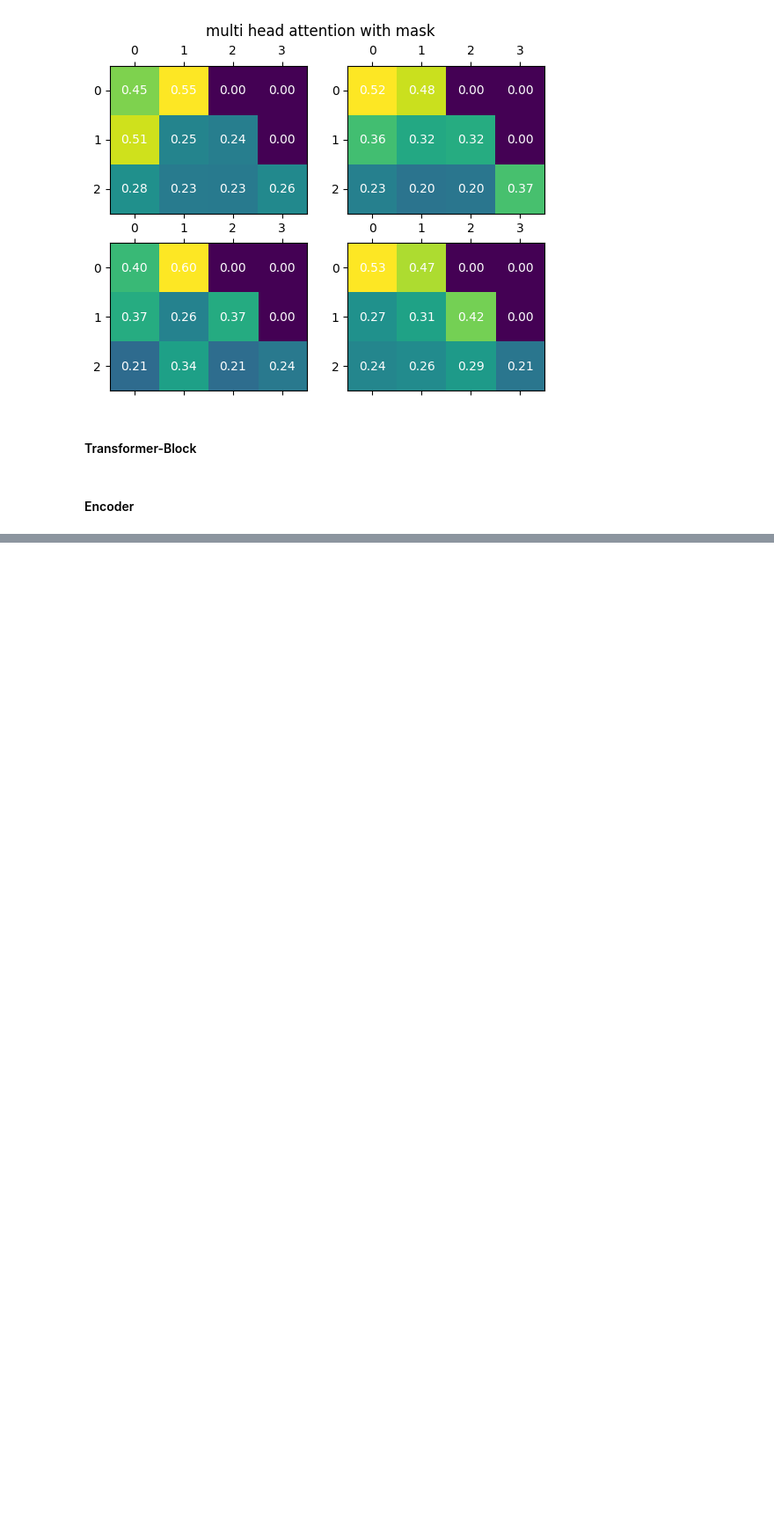
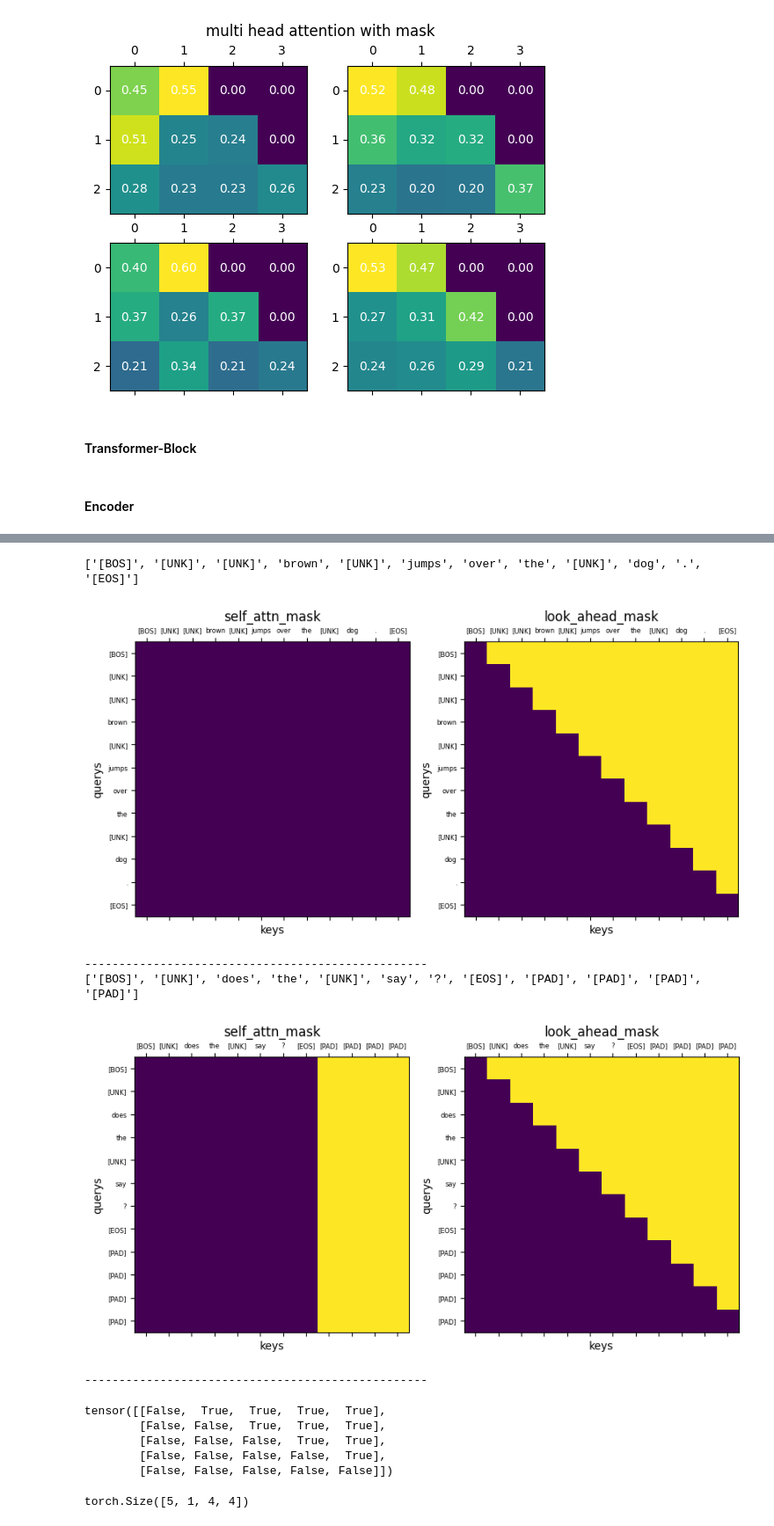
Before and after one commit to wuduanwuhun/python, a Jupyter notebook: day31/TransformerDecoder.ipynb, the cells around one changed output, grey strips where cells are left out. Shown: that part at 88% size. Cells and saved outputs as stored; diff of their text form; code cells hidden in the pictures; blank space fills up the shorter version.

```diff
--- a/day31/TransformerEncoder.ipynb
+++ b/day31/TransformerDecoder.ipynb
@@ -791,0 +881,48 @@ class TransformerEncoder(nn.Module):
+# %%
+#通过下面代码查看mask的效果
+inputs_words = ["The quick brown fox jumps over the lazy dog .", "What does the fox say ?"]
+
+inputs_ids, input_mask = tokenizer.encode([w.split() for w in inputs_words], return_mask=True)
+for i in range(len(inputs_words)):
+    decode_text = tokenizer.decode(inputs_ids[i: i+1].tolist(), remove_bos=False, remove_eos=False, remove_pad=False, split=True)[0]
+    print(decode_text)
+    self_attn_mask  = input_mask[i].reshape(1, -1).repeat_interleave(inputs_ids.shape[-1], dim=0)
+    look_ahead_mask = generate_square_subsequent_mask(inputs_ids.shape[-1])
+
+    fig, axs = plt.subplots(1, 2, figsize=(10, 5))
+    axs[0].matshow(self_attn_mask)
+    axs[0].set_title("self_attn_mask")
+    axs[0].set_yticks(range(len(decode_text)), decode_text, fontsize=6)
+    axs[0].set_ylabel("querys")
+    axs[0].set_xticks(range(len(decode_text)), decode_text, fontsize=6)
+    axs[0].set_xlabel("keys")
+    axs[1].matshow(look_ahead_mask)
+    axs[1].set_title("look_ahead_mask")
+    axs[1].set_yticks(range(len(decode_text)), decode_text, fontsize=6)
+    axs[1].set_ylabel("querys")
+    axs[1].set_xticks(range(len(decode_text)), decode_text, fontsize=6)
+    axs[1].set_xlabel("keys")
+    plt.show()
+    print('-'*50)
+# %% [output]
+['[BOS]', '[UNK]', '[UNK]', 'brown', '[UNK]', 'jumps', 'over', 'the', '[UNK]', 'dog', '.', '[EOS]']
+[figure, added]
+--------------------------------------------------
+['[BOS]', '[UNK]', 'does', 'the', '[UNK]', 'say', '?', '[EOS]', '[PAD]', '[PAD]', '[PAD]', '[PAD]']
+[figure, added]
+--------------------------------------------------
+# %%
+(torch.triu(torch.ones(5, 5)) == 0).transpose(-1, -2).bool()
+# %% [output]
+tensor([[False,  True,  True,  True,  True],
+        [False, False,  True,  True,  True],
+        [False, False, False,  True,  True],
+        [False, False, False, False,  True],
+        [False, False, False, False, False]])
+# %%
+#帮我随机两个[5, 1, 1, 4]与[1, 1, 4, 4]尺寸的张量，并求和
+a = torch.randn(5, 1, 1, 4)
+b = torch.randn(1, 1, 4, 4)
+(a + b).shape
+# %% [output]
+torch.Size([5, 1, 4, 4])
```
Also changed, not shown: parts of 7 cells of this notebook.
